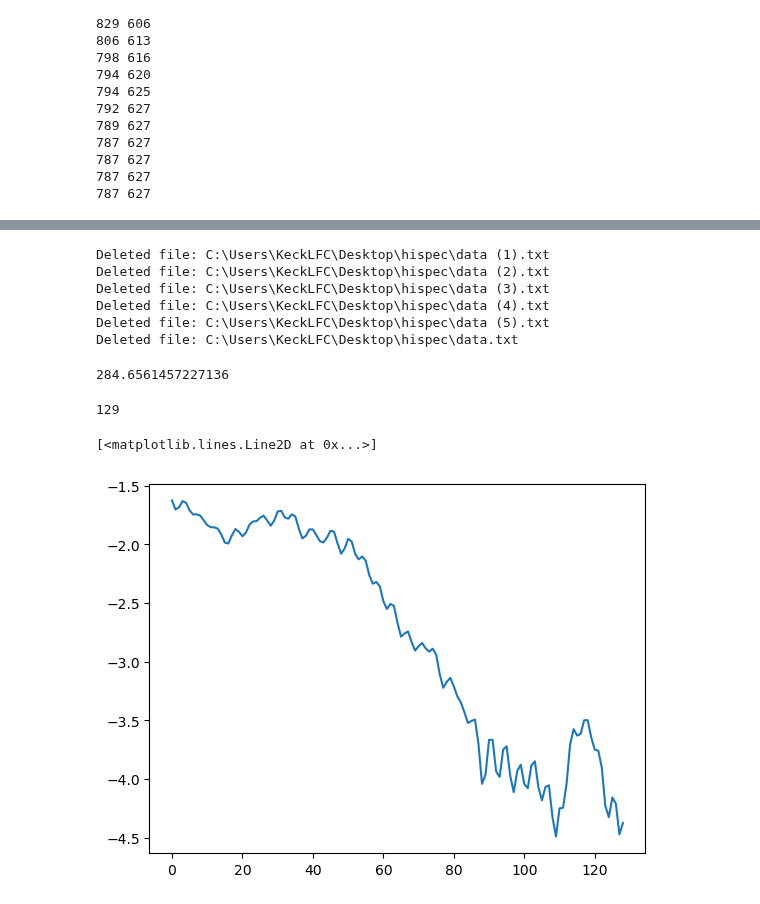
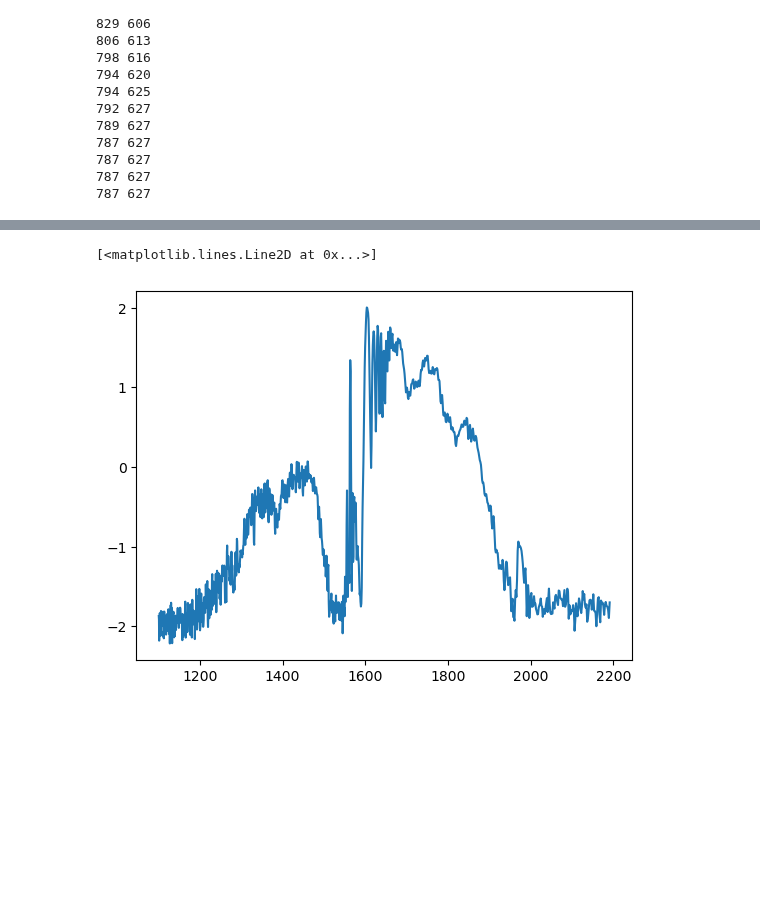
Before and after one commit to kester2015/KeckLFC-deploy, a Jupyter notebook: Notebooks/Minicomb_test_Feb.ipynb, the cells around one changed output, grey strips where cells are left out. Drawn from its saved outputs; the diff is of its cells as text; code cells hidden in the pictures; blank space fills up the shorter version.

Commit message:
hispec optimization test 0727

```diff
--- a/Notebooks/Minicomb_test_Feb.ipynb
+++ b/Notebooks/Minicomb_test_Feb.ipynb
@@ -985,7 +976,7 @@ Minicomb Intensity Lock Servo: Setting Output Lower limit in Volt to -3.0.
 # %%
 import numpy as np
 scan_start = -2
-scan_stop =3
+scan_stop =1
 num_steps= 200
 
 servo_IM.manual_output_ramp=0.1
@@ -993,5 +984,5 @@ servo_IM.manual_output = scan_start
 
 r = servo_IM.manual_sweep(np.linspace(scan_start,scan_stop,num_steps))
 
-servo_IM.manual_output=0.32
+servo_IM.manual_output=-0.28
 # %% [output]
@@ -1958,0 +2123,6 @@ pyautogui.hotkey('ctrl','c')
+# %%
+phase_setting(wsp,x_hz,phase_array_now)
+delete_all_files_in_directory()
+save_data()
+x,y=read_file()
+y=np.log(y)
@@ -1959,9 +2136,2 @@ pyautogui.hotkey('ctrl','c')
 # %%
 delete_all_files_in_directory()
-# %% [output]
-Deleted file: C:\Users\KeckLFC\Desktop\hispec\data (1).txt
-Deleted file: C:\Users\KeckLFC\Desktop\hispec\data (2).txt
-Deleted file: C:\Users\KeckLFC\Desktop\hispec\data (3).txt
-Deleted file: C:\Users\KeckLFC\Desktop\hispec\data (4).txt
-Deleted file: C:\Users\KeckLFC\Desktop\hispec\data (5).txt
-Deleted file: C:\Users\KeckLFC\Desktop\hispec\data.txt
@@ -1970,5 +2137,0 @@ pyautogui.scroll(-100)
-# %%
-file_path = r'C:\Users\KeckLFC\Desktop\hispec\data.txt'
-x, y = read_file(file_path)
-print(x)
-print(y)
@@ -1985,9 +2137,0 @@ y1=y1[np.where(y1>-4.5) ]
-# %%
-score=np.sum(y1)+len(y1)*5
-score
-# %% [output]
-284.6561457227136
-# %%
-len(y1)
-# %% [output]
-129
@@ -1996,5 +2138,5 @@ y1=ylog[np.where((x>1800) & (x<2400))]
 # %%
-plt.plot(y1)
+plt.plot(x,y)
 # %% [output]
 [<matplotlib.lines.Line2D at 0x...>]
-[figure, old version]
+[figure, new version]
```
Also changed, not shown: parts of 40 cells of this notebook, 1 other file.
